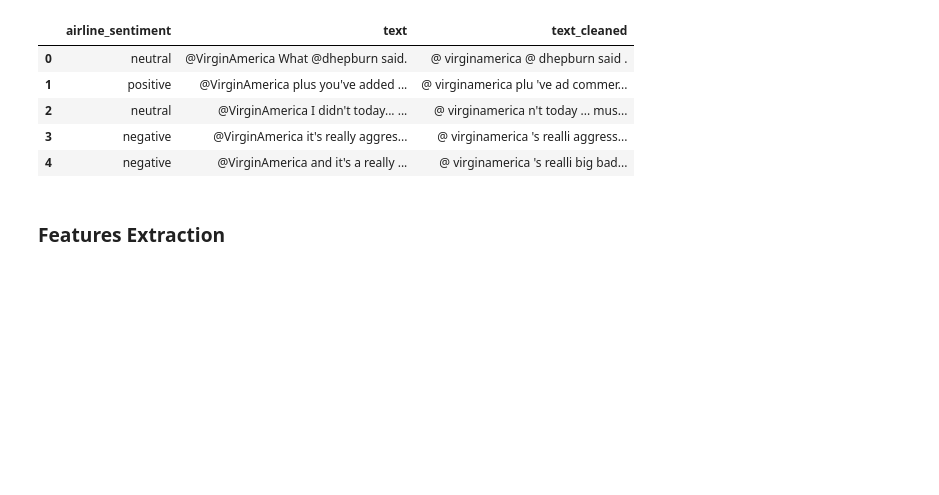
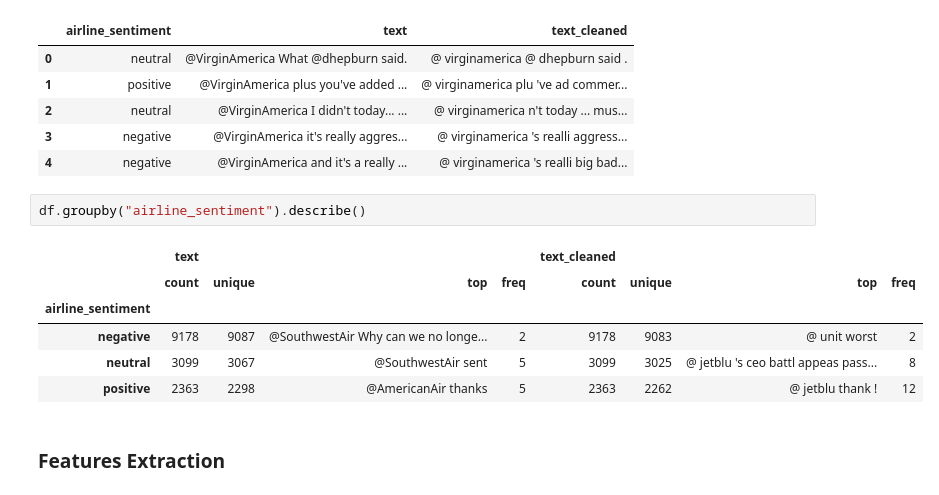
Before and after one commit to nethmalds/deep-learning, a Jupyter notebook: final-project2/sentiment_analysis.ipynb, the cells around one changed output. Drawn from its saved outputs; the diff is of its cells as text; blank space fills up the shorter version.

```diff
--- a/final-project2/sentiment_analysis.ipynb
+++ b/final-project2/sentiment_analysis.ipynb
@@ -62,6 +62,15 @@ df.head(5)
 | 2 | neutral | @VirginAmerica I didn't today... ... | @ virginamerica n't today ... mus... |
 | 3 | negative | @VirginAmerica it's really aggres... | @ virginamerica 's realli aggress... |
 | 4 | negative | @VirginAmerica and it's a really ... | @ virginamerica 's realli big bad... |
+# %%
+df.groupby("airline_sentiment").describe()
+# %% [output]
+|  | text |  |  |  | text_cleaned |  |  |  |
+|  | count | unique | top | freq | count | unique | top | freq |
+| airline_sentiment |  |  |  |  |  |  |  |  |
+| negative | 9178 | 9087 | @SouthwestAir Why can we no longe... | 2 | 9178 | 9083 | @ unit worst | 2 |
+| neutral | 3099 | 3067 | @SouthwestAir sent | 5 | 3099 | 3025 | @ jetblu 's ceo battl appeas pass... | 8 |
+| positive | 2363 | 2298 | @AmericanAir thanks | 5 | 2363 | 2262 | @ jetblu thank ! | 12 |
 # %% [markdown]
 ### Features Extraction
 # %%
```
Also changed, not shown: parts of 2 cells of this notebook.
